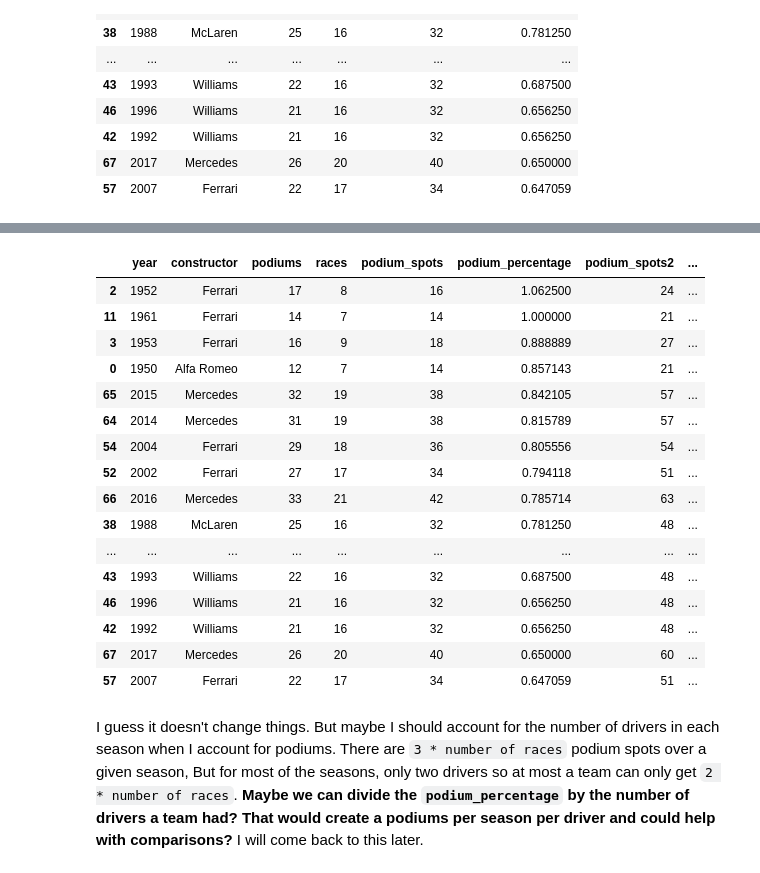
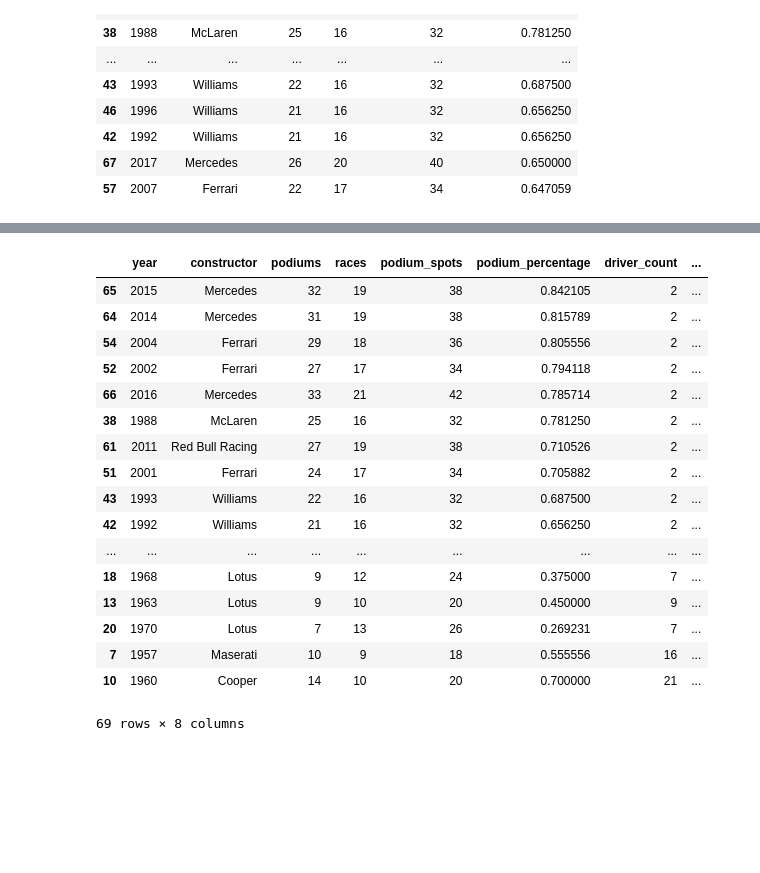
Before and after one commit to lennymd/formulaOne, a Jupyter notebook: analysis/notebooks/best-formula1-season.ipynb, the cells around one changed output, grey strips where cells are left out. Cells and saved outputs as stored; diff of their text form; code cells hidden in the pictures; blank space fills up the shorter version.

```diff
--- a/analysis/notebooks/best-formula1-season.ipynb
+++ b/analysis/notebooks/best-formula1-season.ipynb
@@ -580,0 +590,4 @@ normalize_podiums["podium_percentage2"] = normalize_podiums.podiums / normalize_
+# %%
+driver_count = results2.copy().groupby(["year", "constructor"]).driverCode.nunique()
+# %%
+driver_count = driver_count.to_frame().reset_index().rename(index=str, columns={"driverCode": "driver_count"})
@@ -580,0 +614,2 @@ normalize_podiums["podium_percentage2"] = normalize_podiums.podiums / normalize_
+# %%
+test = normalize_podiums.merge(driver_count, on=["year", "constructor"])
@@ -580,0 +625,2 @@ normalize_podiums["podium_percentage2"] = normalize_podiums.podiums / normalize_
+# %%
+test["podium_perspot_perdriver"] = (test["podiums"] / test["podium_spots"]) / (test.driver_count)
@@ -581,22 +636,21 @@ normalize_podiums["podium_percentage2"] = normalize_podiums.podiums / normalize_
 # %%
-normalize_podiums.sort_values(by="podium_percentage2",ascending=False).head(20)
+test.sort_values(by="podium_perspot_perdriver",ascending=False)
 # %% [output]
-|  | year | constructor | podiums | races | podium_spots | podium_percentage | podium_spots2 | ... |
-| 2 | 1952 | Ferrari | 17 | 8 | 16 | 1.062500 | 24 | ... |
-| 11 | 1961 | Ferrari | 14 | 7 | 14 | 1.000000 | 21 | ... |
-| 3 | 1953 | Ferrari | 16 | 9 | 18 | 0.888889 | 27 | ... |
-| 0 | 1950 | Alfa Romeo | 12 | 7 | 14 | 0.857143 | 21 | ... |
-| 65 | 2015 | Mercedes | 32 | 19 | 38 | 0.842105 | 57 | ... |
-| 64 | 2014 | Mercedes | 31 | 19 | 38 | 0.815789 | 57 | ... |
-| 54 | 2004 | Ferrari | 29 | 18 | 36 | 0.805556 | 54 | ... |
-| 52 | 2002 | Ferrari | 27 | 17 | 34 | 0.794118 | 51 | ... |
-| 66 | 2016 | Mercedes | 33 | 21 | 42 | 0.785714 | 63 | ... |
-| 38 | 1988 | McLaren | 25 | 16 | 32 | 0.781250 | 48 | ... |
+|  | year | constructor | podiums | races | podium_spots | podium_percentage | driver_count | ... |
+| 65 | 2015 | Mercedes | 32 | 19 | 38 | 0.842105 | 2 | ... |
+| 64 | 2014 | Mercedes | 31 | 19 | 38 | 0.815789 | 2 | ... |
+| 54 | 2004 | Ferrari | 29 | 18 | 36 | 0.805556 | 2 | ... |
+| 52 | 2002 | Ferrari | 27 | 17 | 34 | 0.794118 | 2 | ... |
+| 66 | 2016 | Mercedes | 33 | 21 | 42 | 0.785714 | 2 | ... |
+| 38 | 1988 | McLaren | 25 | 16 | 32 | 0.781250 | 2 | ... |
+| 61 | 2011 | Red Bull Racing | 27 | 19 | 38 | 0.710526 | 2 | ... |
+| 51 | 2001 | Ferrari | 24 | 17 | 34 | 0.705882 | 2 | ... |
+| 43 | 1993 | Williams | 22 | 16 | 32 | 0.687500 | 2 | ... |
+| 42 | 1992 | Williams | 21 | 16 | 32 | 0.656250 | 2 | ... |
 | ... | ... | ... | ... | ... | ... | ... | ... | ... |
-| 43 | 1993 | Williams | 22 | 16 | 32 | 0.687500 | 48 | ... |
-| 46 | 1996 | Williams | 21 | 16 | 32 | 0.656250 | 48 | ... |
-| 42 | 1992 | Williams | 21 | 16 | 32 | 0.656250 | 48 | ... |
-| 67 | 2017 | Mercedes | 26 | 20 | 40 | 0.650000 | 60 | ... |
-| 57 | 2007 | Ferrari | 22 | 17 | 34 | 0.647059 | 51 | ... |
+| 18 | 1968 | Lotus | 9 | 12 | 24 | 0.375000 | 7 | ... |
+| 13 | 1963 | Lotus | 9 | 10 | 20 | 0.450000 | 9 | ... |
+| 20 | 1970 | Lotus | 7 | 13 | 26 | 0.269231 | 7 | ... |
+| 7 | 1957 | Maserati | 10 | 9 | 18 | 0.555556 | 16 | ... |
+| 10 | 1960 | Cooper | 14 | 10 | 20 | 0.700000 | 21 | ... |
+69 rows × 8 columns
-# %% [markdown]
-I guess it doesn't change things. But maybe I should account for the number of drivers in each season when I account for podiums. There are `3 * number of races` podium spots over a given season, But for most of the seasons, only two drivers so at most a team can only get `2 * number of races`. **Maybe we can divide the `podium_percentage` by the number of drivers a team had? That would create a podiums per season per driver and could help with comparisons?** I will come back to this later.
```
Also changed, not shown: parts of 21 cells of this notebook.
